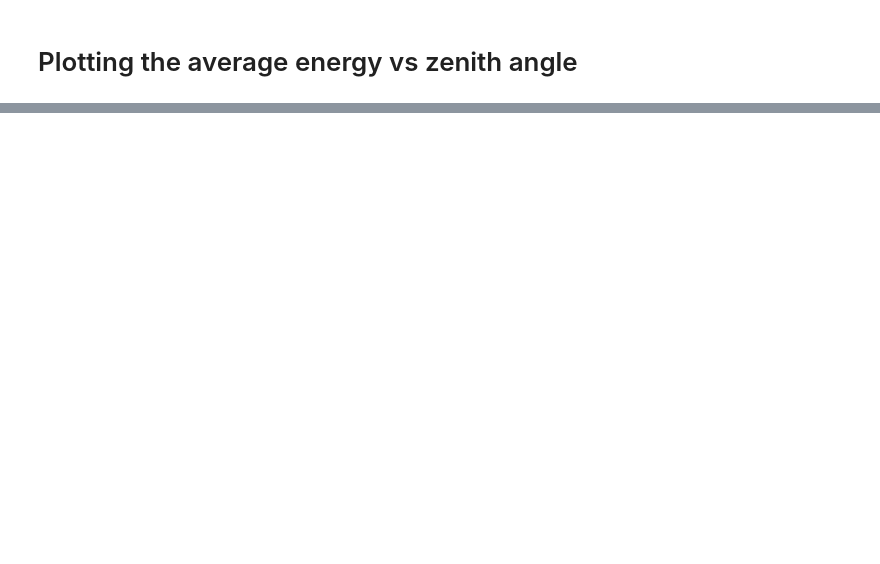
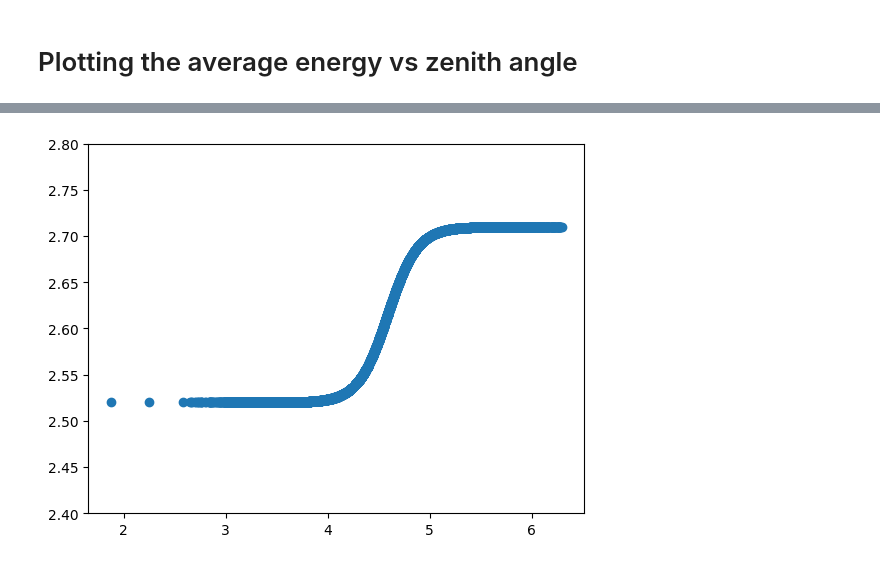
Before and after one commit to riyakore/WIPAC, a Jupyter notebook: Monte_Carlo_Data.ipynb, the cells around one changed output, grey strips where cells are left out. Drawn from its saved outputs; the diff is of its cells as text; code cells hidden in the pictures; blank space fills up the shorter version.

```diff
--- a/Monte_Carlo_Data.ipynb
+++ b/Monte_Carlo_Data.ipynb
@@ -368,0 +371,17 @@ for energy, weight, zenith in zip(energies_4, weights_array_4, zenith_array_4):
+# %%
+g1 = -2.52
+g2 = -2.71
+E0 = 3.87e4
+eps = 3
+def func(E):
+    y = g1 + (g2 - g1)*((((E)/E0)**eps)/(1 + ((E)/E0)**eps))
+    return y
+# %%
+specind = func(10**(log_E_5))
+# %%
+plt.scatter(log_E_5[:10000], np.abs(specind)[:10000])
+# plt.fill_between(log_E_5[:10000], 1 , alpha = 0.3)
+plt.ylim(2.4, 2.8)
+plt.show()
+# %% [output]
+[figure, added]
```
Also changed, not shown: parts of 5 cells of this notebook.
